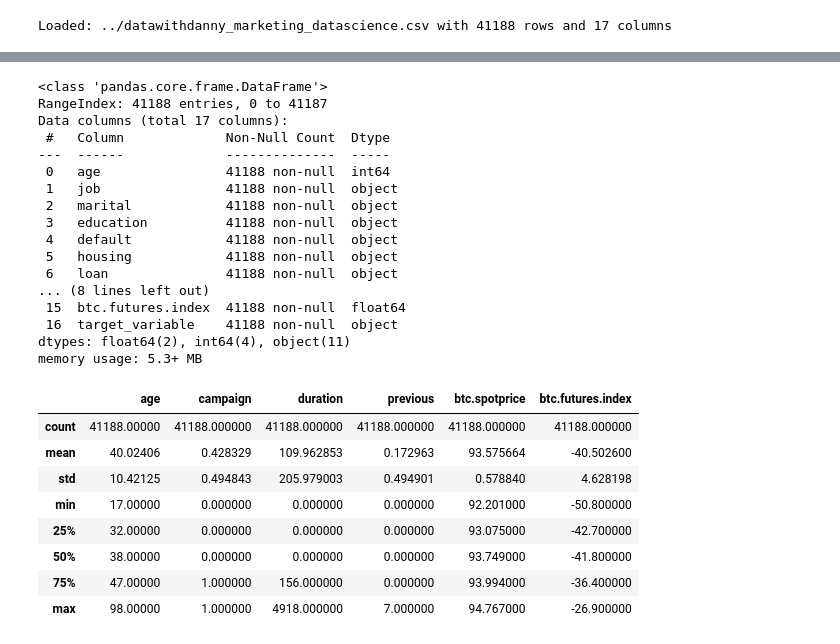
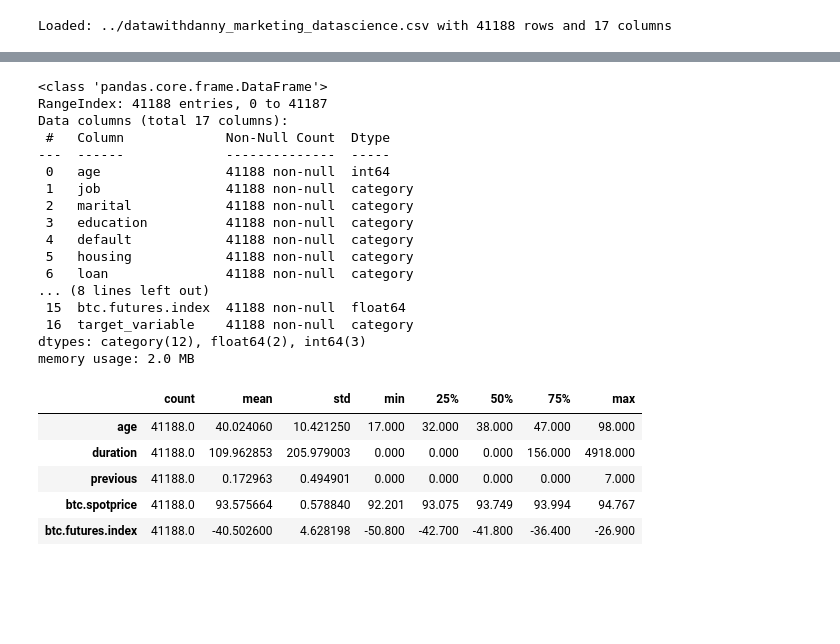
Before and after one commit to nathanielng/marketing-data-science, a Jupyter notebook: jupyter/01_analysis.ipynb, the cells around one changed output, grey strips where cells are left out. Cells and saved outputs as stored; diff of their text form; code cells hidden in the pictures; blank space fills up the shorter version.

```diff
--- a/jupyter/01_analysis.ipynb
+++ b/jupyter/01_analysis.ipynb
@@ -30,3 +63,8 @@ Loaded: ../datawithdanny_marketing_datascience.csv with 41188 rows and 17 column
+# %%
+categorical_variables = ['job', 'marital', 'education', 'default', 'housing', 'loan', 'campaign', 'contact',
+    'month', 'day_of_week', 'outcome', 'target_variable']
+for col in categorical_variables:
+    df[col] = df[col].astype('category')
 # %%
 df.info()
 # %% [output]
@@ -36,26 +74,23 @@ Data columns (total 17 columns):
  #   Column             Non-Null Count  Dtype
 ---  ------             --------------  -----
  0   age                41188 non-null  int64
- 1   job                41188 non-null  object
- 2   marital            41188 non-null  object
- 3   education          41188 non-null  object
- 4   default            41188 non-null  object
- 5   housing            41188 non-null  object
- 6   loan               41188 non-null  object
+ 1   job                41188 non-null  category
+ 2   marital            41188 non-null  category
+ 3   education          41188 non-null  category
+ 4   default            41188 non-null  category
+ 5   housing            41188 non-null  category
+ 6   loan               41188 non-null  category
 ... (8 lines left out)
  15  btc.futures.index  41188 non-null  float64
- 16  target_variable    41188 non-null  object
-dtypes: float64(2), int64(4), object(11)
-memory usage: 5.3+ MB
+ 16  target_variable    41188 non-null  category
+dtypes: category(12), float64(2), int64(3)
+memory usage: 2.0 MB
 # %%
-df.describe()
+df.describe().T
 # %% [output]
-|  | age | campaign | duration | previous | btc.spotprice | btc.futures.index |
-| count | 41188.00000 | 41188.000000 | 41188.000000 | 41188.000000 | 41188.000000 | 41188.000000 |
-| mean | 40.02406 | 0.428329 | 109.962853 | 0.172963 | 93.575664 | -40.502600 |
-| std | 10.42125 | 0.494843 | 205.979003 | 0.494901 | 0.578840 | 4.628198 |
-| min | 17.00000 | 0.000000 | 0.000000 | 0.000000 | 92.201000 | -50.800000 |
-| 25% | 32.00000 | 0.000000 | 0.000000 | 0.000000 | 93.075000 | -42.700000 |
-| 50% | 38.00000 | 0.000000 | 0.000000 | 0.000000 | 93.749000 | -41.800000 |
-| 75% | 47.00000 | 1.000000 | 156.000000 | 0.000000 | 93.994000 | -36.400000 |
-| max | 98.00000 | 1.000000 | 4918.000000 | 7.000000 | 94.767000 | -26.900000 |
+|  | count | mean | std | min | 25% | 50% | 75% | max |
+| age | 41188.0 | 40.024060 | 10.421250 | 17.000 | 32.000 | 38.000 | 47.000 | 98.000 |
+| duration | 41188.0 | 109.962853 | 205.979003 | 0.000 | 0.000 | 0.000 | 156.000 | 4918.000 |
+| previous | 41188.0 | 0.172963 | 0.494901 | 0.000 | 0.000 | 0.000 | 0.000 | 7.000 |
+| btc.spotprice | 41188.0 | 93.575664 | 0.578840 | 92.201 | 93.075 | 93.749 | 93.994 | 94.767 |
+| btc.futures.index | 41188.0 | -40.502600 | 4.628198 | -50.800 | -42.700 | -41.800 | -36.400 | -26.900 |
```
Also changed, not shown: parts of 12 cells of this notebook, 1 other file.
